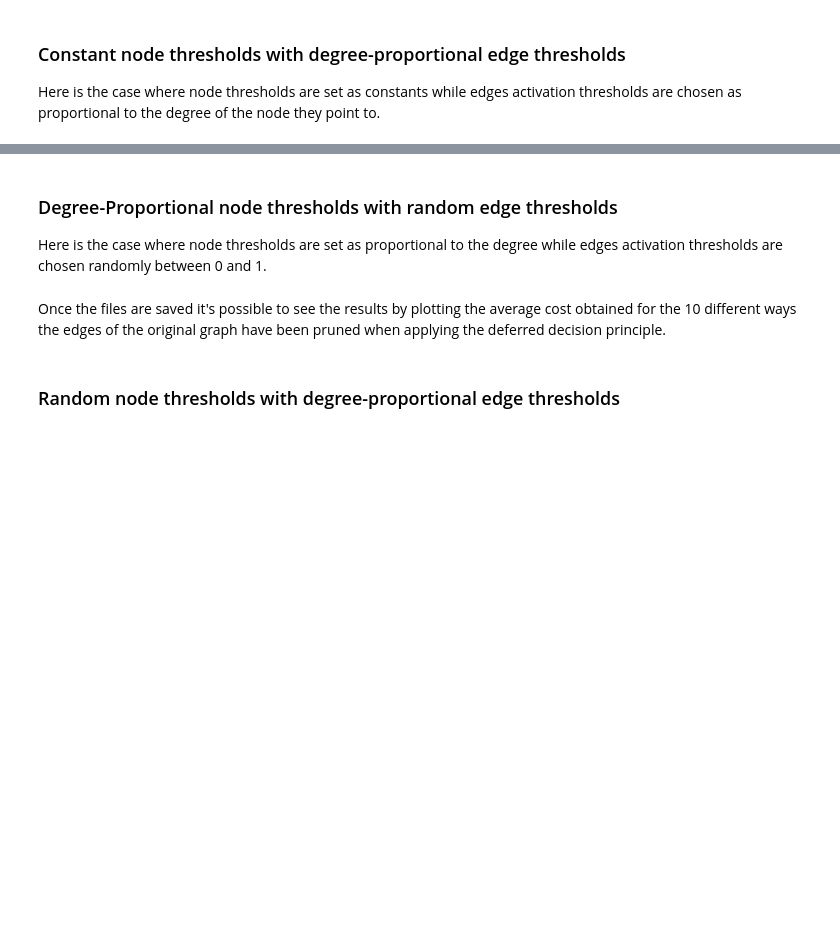
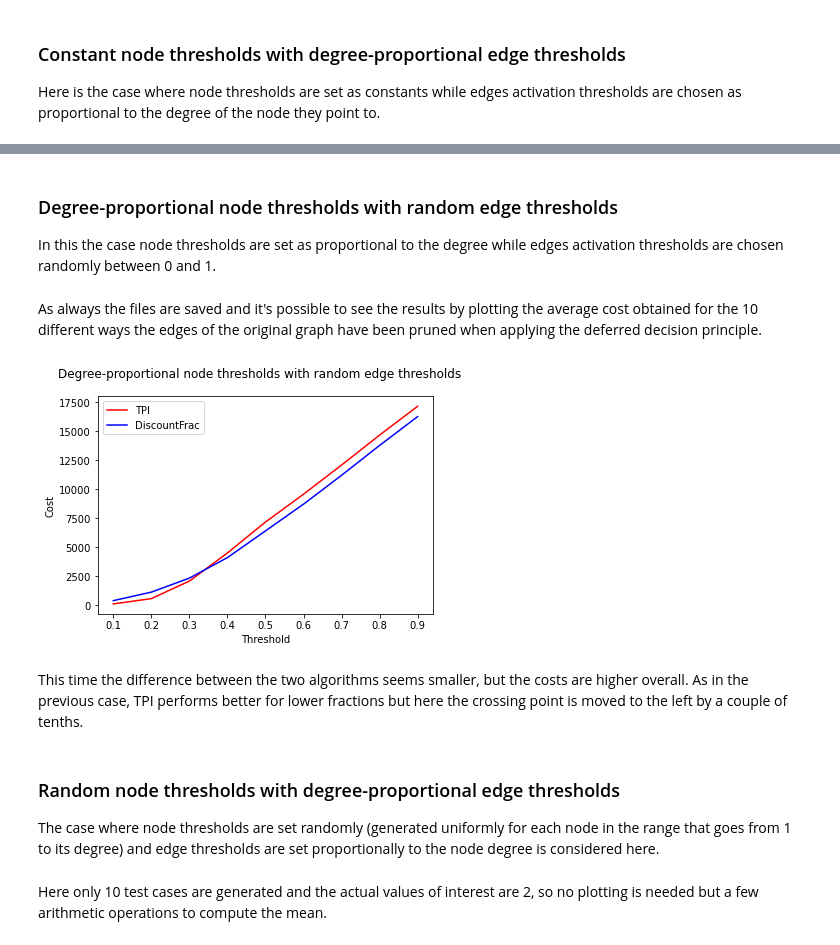
Before and after one commit to NelloCarotenuto/Targeting-with-Partial-Incentives, a Jupyter notebook: notebooks/targeting/comparison.ipynb, the cells around one changed output, grey strips where cells are left out. Saved outputs shown, nothing was run; the diff lists cells and outputs as text; code cells hidden in the pictures; blank space fills up the shorter version.

```diff
--- a/notebooks/targeting/comparison.ipynb
+++ b/notebooks/targeting/comparison.ipynb
@@ -325,8 +364,8 @@ pyplot.show()
 # %% [markdown]
-### Degree-Proportional node thresholds with random edge thresholds
+### Degree-proportional node thresholds with random edge thresholds
 
-Here is the case where node thresholds are set as proportional to the degree while edges activation thresholds are
-chosen randomly between 0 and 1.
+In this the case node thresholds are set as proportional to the degree while edges activation thresholds are chosen
+randomly between 0 and 1.
 # %%
 for threshold in numpy.linspace(PROPORTIONAL_THRESHOLD_MIN, PROPORTIONAL_THRESHOLD_MAX, PROPORTIONAL_THRESHOLD_COUNT):
     for i in range(SAMPLES):
@@ -351,50 +390,60 @@ for threshold in numpy.linspace(PROPORTIONAL_THRESHOLD_MIN, PROPORTIONAL_THRESHO
         discount_frac_incentives = partial_incentives.discount_frac(probabilistic, node_thresholds, MAX_BUDGET)
         data_manager.store_incentives(discount_frac_incentives, f"{name}.discount.incentives")
 # %% [markdown]
-Once the files are saved it's possible to see the results by plotting the average cost obtained for the 10 different
-ways the edges of the original graph have been pruned when applying the deferred decision principle.
+As always the files are saved and it's possible to see the results by plotting the average cost obtained for the 10
+different ways the edges of the original graph have been pruned when applying the deferred decision principle.
 # %%
 thresholds = numpy.linspace(PROPORTIONAL_THRESHOLD_MIN, PROPORTIONAL_THRESHOLD_MAX, PROPORTIONAL_THRESHOLD_COUNT)
 tpi = numpy.zeros(PROPORTIONAL_THRESHOLD_COUNT)
 discount = numpy.zeros(PROPORTIONAL_THRESHOLD_COUNT)
+index = 0
 
 for threshold in thresholds:
     # Track the sum for each threshold
-    index = 0
     tpi_total = 0
     discount_total = 0
 
     for i in range(SAMPLES):
         # Define the file name for the current combination
         name = f"{DATASET} {N_MARKER_PROPORTIONAL}{threshold} {E_MARKER_RANDOM}{i}"
 
         # Load incentives
         tpi_incentives = data_manager.load_incentives(f"{name}.tpi.incentives")
         discount_incentives = data_manager.load_incentives(f"{name}.discount.incentives")
 
         # Compute the total for each algorithm
         tpi_total += sum(tpi_incentives.values())
         discount_total += sum(discount_incentives.values())
 
     # Compute the average
     tpi[index] = tpi_total / SAMPLES
     discount[index] = discount_total / SAMPLES
 
     index += 1
 
 # Plot the results
 figure, axes = pyplot.subplots()
 
-figure.suptitle("Degree-Proportional node thresholds with random edge thresholds")
+figure.suptitle("Degree-proportional node thresholds with random edge thresholds")
 axes.set_xlabel("Threshold")
 axes.set_ylabel("Cost")
 
 axes.plot(thresholds, tpi, "r", label="TPI")
 axes.plot(thresholds, discount, "b", label="DiscountFrac")
 
+axes.legend(loc="upper left")
+
 pyplot.show()
+# %% [output]
+[figure, added]
-# %% [markdown]
-### Random node thresholds with degree-proportional edge thresholds
+# %% [markdown]
+This time the difference between the two algorithms seems smaller, but the costs are higher overall. As in the previous
+case, TPI performs better for lower fractions but here the crossing point is moved to the left by a couple of tenths.
+# %% [markdown]
+### Random node thresholds with degree-proportional edge thresholds
+
+The case where node thresholds are set randomly (generated uniformly for each node in the range that goes from 1 to its
+degree) and edge thresholds are set proportionally to the node degree is considered here.
 # %%
 for i in range(SAMPLES):
     # Define the file name for the current combination
@@ -417,6 +466,9 @@ for i in range(SAMPLES):
 
     discount_frac_incentives = partial_incentives.discount_frac(probabilistic, node_thresholds, MAX_BUDGET)
     data_manager.store_incentives(discount_frac_incentives, f"{name}.discount.incentives")
+# %% [markdown]
+Here only 10 test cases are generated and the actual values of interest are 2, so no plotting is needed but a few
+arithmetic operations to compute the mean.
 # %%
 # Track the sum for each threshold
 tpi_total = 0
```
Also changed, not shown: parts of 24 cells of this notebook.
